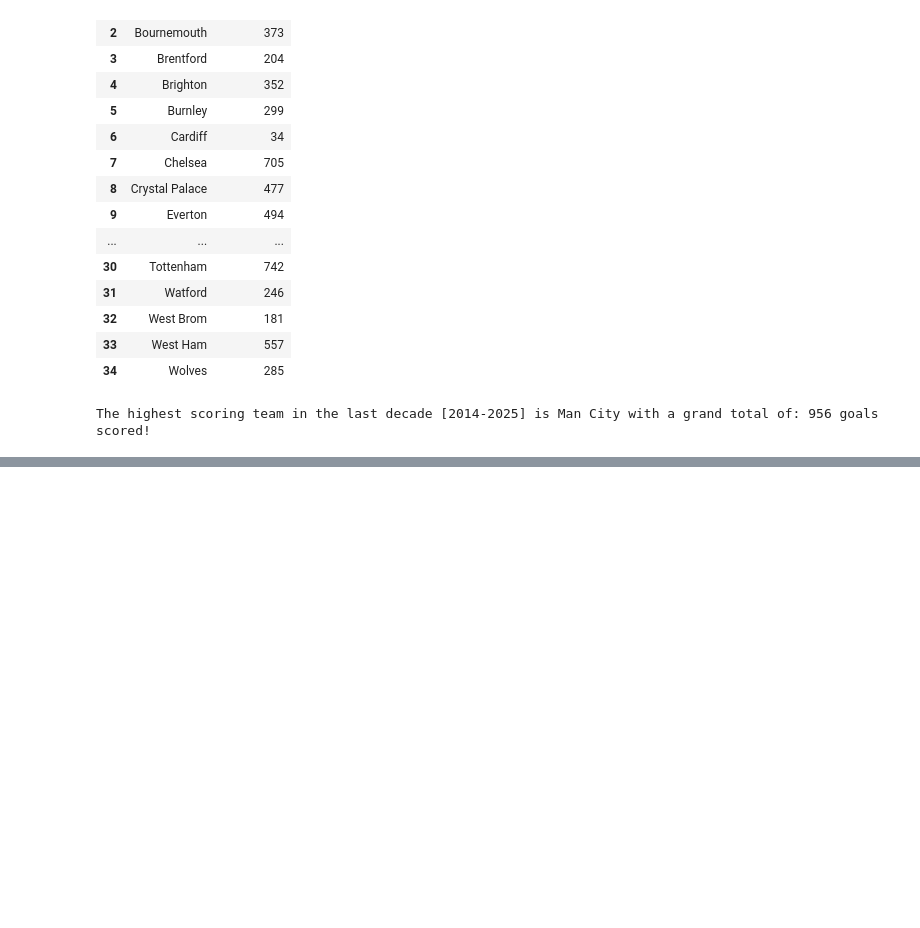
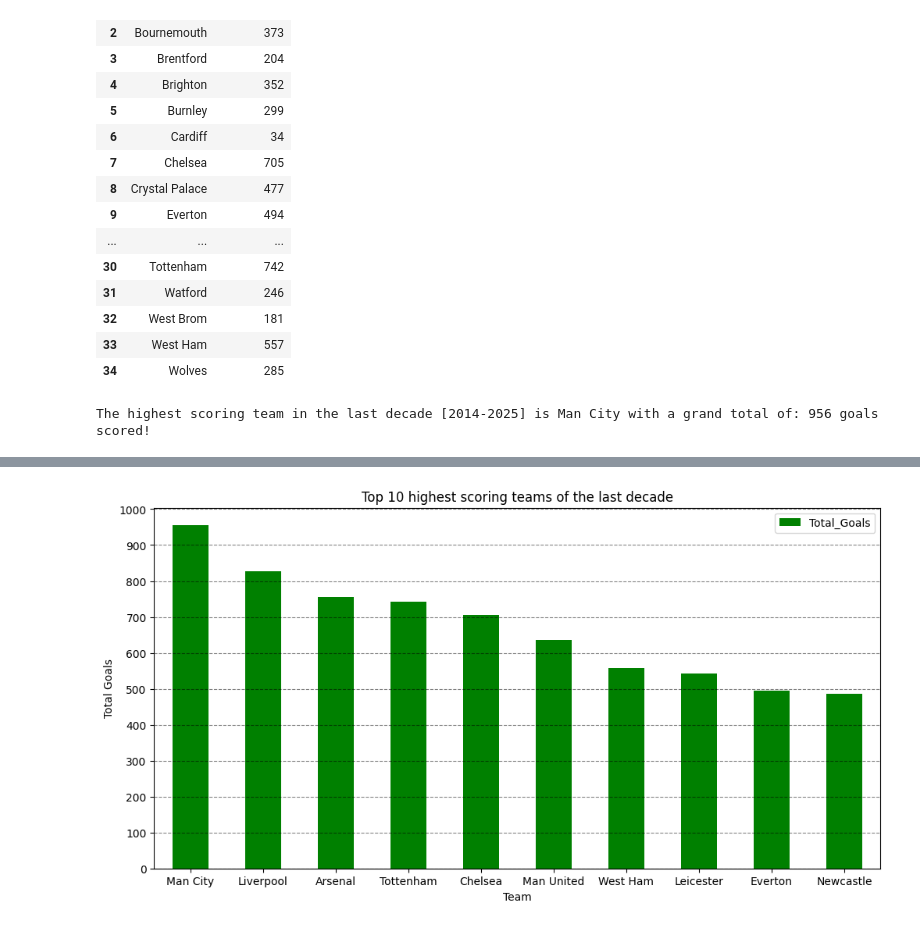
Before and after one commit to SmithNJ13/data_analysis, a Jupyter notebook: analysis.ipynb, the cells around one changed output, grey strips where cells are left out. Drawn from its saved outputs; the diff is of its cells as text; code cells hidden in the pictures; blank space fills up the shorter version.

Commit message:
added a graph displaying the top 10 highest scoring teams of the last decade!

```diff
--- a/analysis.ipynb
+++ b/analysis.ipynb
@@ -407,3 +409,7 @@ Question_One.iloc[18]
 print(f"The highest scoring team in the last decade [2014-2025] is {Question_One.iloc[18]["Team"]} with a grand total of: {Question_One["Total_Goals"].max()} goals scored!")
 # %% [output]
 The highest scoring team in the last decade [2014-2025] is Man City with a grand total of: 956 goals scored!
+# %%
+Question_One = Question_One.sort_values(by="Total_Goals", ascending=False)
+# %%
+Question_One.reset_index(drop=True, inplace=True)
@@ -409,0 +436,13 @@ The highest scoring team in the last decade [2014-2025] is Man City with a grand
+# %%
+Question_One_Top10 = Question_One.head(10)
+Top_10 = Question_One_Top10.plot(x="Team", y="Total_Goals", kind="bar", color="green", figsize=(12,6))
+
+plt.xticks(rotation=0)
+plt.yticks(range(0, Question_One_Top10["Total_Goals"].max() + 100, 100))
+plt.xlabel("Team")
+plt.ylabel("Total Goals")
+plt.title("Top 10 highest scoring teams of the last decade")
+plt.grid(axis="y", linestyle="--", color="black", alpha=0.5)
+plt.show()
+# %% [output]
+[figure, added]
```
Also changed, not shown: parts of 2 cells of this notebook, 1 other file.
